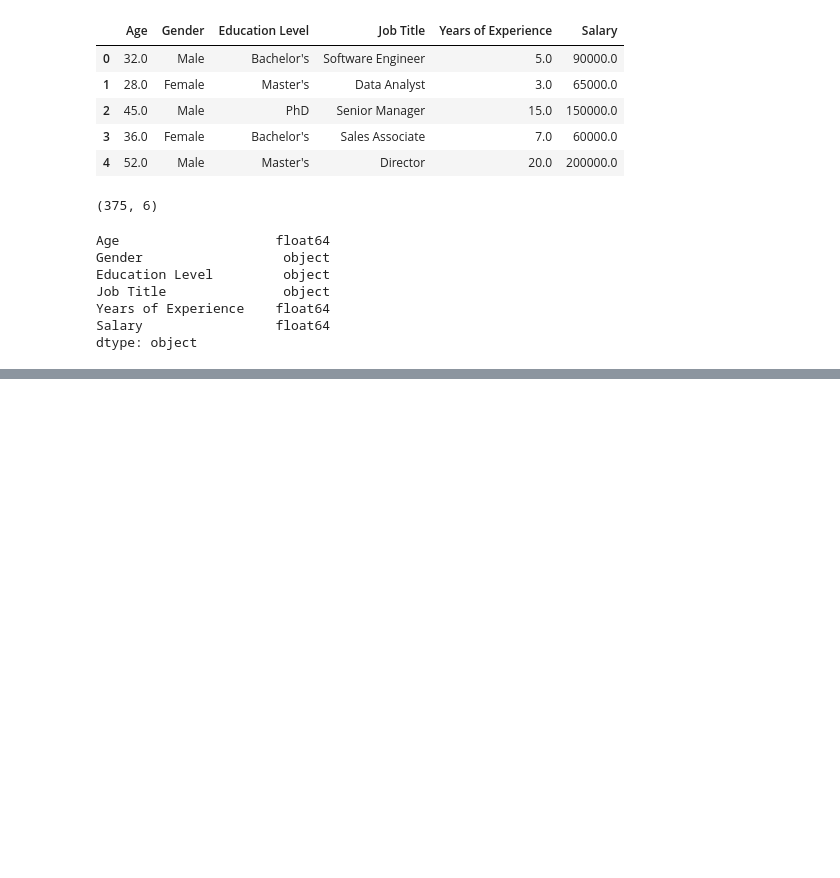
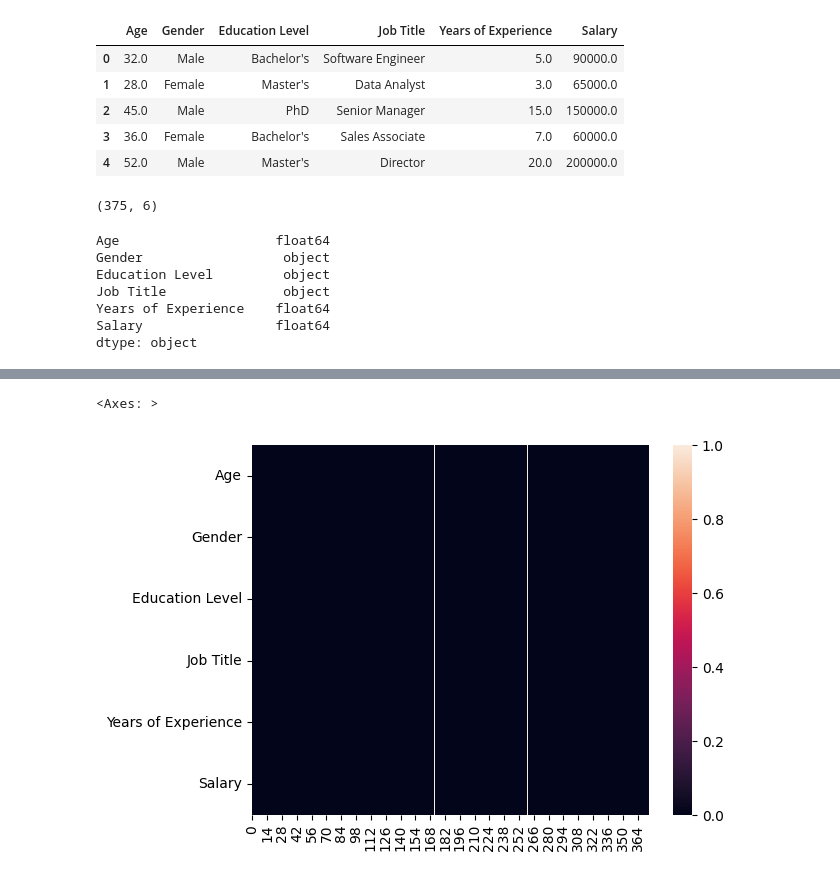
Before and after one commit to itsmepramila/salary-prediction, a Jupyter notebook: Introduction to linear regression salary prediction.ipynb, the cells around one changed output, grey strips where cells are left out. Cells and saved outputs as stored; diff of their text form; code cells hidden in the pictures; blank space fills up the shorter version.

```diff
--- a/Introduction to linear regression salary prediction.ipynb
+++ b/Introduction to linear regression salary prediction.ipynb
@@ -43,0 +95,5 @@ dtype: object
+# %%
+sns.heatmap(df.isna().transpose())
+# %% [output]
+<Axes: >
+[figure, added]
```
Also changed, not shown: parts of 7 cells of this notebook.
